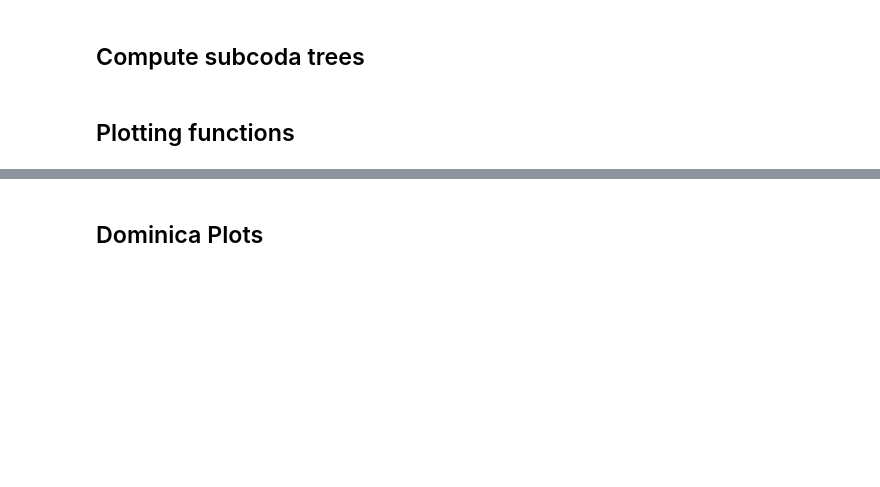
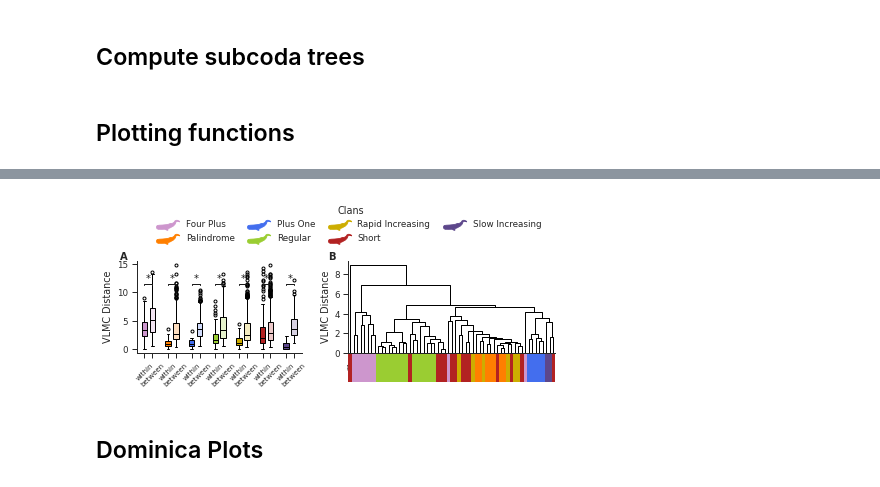
Before and after one commit to nplresearch/social-learning-nonhuman-communications, a Jupyter notebook: src/Figures.ipynb, the cells around one changed output, grey strips where cells are left out. Drawn from its saved outputs; the diff is of its cells as text; code cells hidden in the pictures; blank space fills up the shorter version.

```diff
--- a/src/Figures.ipynb
+++ b/src/Figures.ipynb
@@ -303,3 +373,96 @@ def hierachical_plot(repertoires, D, axs, title="Clan Names"):
+# %%
+fig, axs = plt.subplots(1, 2, figsize=(7.5, 1.7), width_ratios=[4, 5])
+
+
+repertoires = pacific_repertoires
+distances = pacific_distances
+clans = np.unique([r.clan for r in repertoires])
+values, positions, labels, stats = inner_outer(repertoires, distances)
+h = 0.35
+y = 11.2
+
+bp = axs[0].boxplot(
+    values,
+    # labels=[label.split("_")[1] for label in labels],
+    positions=positions,
+    patch_artist=True,
+    flierprops={"markersize": 3},
+    widths=0.7,
+)
+for patch, label in zip(bp["boxes"], labels):
+    if label.split("_")[1] == "between":
+        patch.set(facecolor=desat_color[label.split("_")[0]])
+    else:
+        patch.set(facecolor=clan_color[label.split("_")[0]])
+
+plt.setp(bp["medians"], color="black")
+axs[0].set_ylabel("VLMC Distance")
+axs[0].set_xlim(0, 21)
+# axs[0].set_yticks([0, 3, 6])
+axs[0].set_xticklabels([label.split("_")[1] for label in labels])
+
+for i in range(1, 22, 3):
+    axs[0].plot([i, i, i + 1, i + 1], [y, y + h, y + h, y], linewidth=1, color="k")
+    axs[0].text((i + i + 1) * 0.5, y + h, "*", ha="center", va="bottom", color="k")
+
+axs[0].set_xticklabels(axs[0].get_xticklabels(), rotation=45,fontsize=7)
+
+#########
+D = pacific_distances
+clans = np.unique([r.clan for r in repertoires])
+V = hierarchy.linkage(squareform(np.maximum(D, D.T)), 'average')
+dn = hierarchy.dendrogram(
+    V, color_threshold=0.1, above_threshold_color="black", ax=axs[1],
+)
+
+plt.setp(axs[1].collections, lw=1)
+
+# plot_stripe([r.clan for r in repertoires], clan_color, row_indexes, ax=axs[1])
+
+clan_label = [r.clan for r in repertoires]
+colors = [clan_color[pacific_repertoires[leaf_id].clan] for leaf_id in dn['leaves']]
+#colors = [clan_color[clan] for clan in [clan_label[i] for i in row_indexes]]
+
+max_width = len(row_indexes)
+
+# axs[1].set_xlim(0, max_width)
+# axs[1].set_ylim(0, 0.1)
+for i, color in enumerate(colors):
+    axs[1].add_patch(
+        Rectangle(xy=(i * 10, -3), width=10, fc=color, lw=0, height=3, clip_on=False)
+    )
+
+###
+for clan in clans:
+    axs[0].scatter(
+        [],
+        [],
+        color=clan_color[clan],
+        label=clan_name[clan],
+        marker=get_marker(whale_svg),
+        s=800,
+    )
+    axs[0].legend(
+        loc="center left",
+        ncol=4,
+        bbox_to_anchor=(0.1, 1.4),
+        title="Clans",
+        frameon=False,
+    )
+
+    axs[1].set_ylabel("VLMC Distance")
+
+
+for n, ax in enumerate(axs):
+    labs = ["A", "B"]
+    ax.text(
+        -0.1, 1.1, labs[n], transform=ax.transAxes, weight="bold", ha="left", va="top"
+    )
+
+sb.despine()
+plt.subplots_adjust(wspace=0.25)
+# %% [output]
+[figure, added]
 # %% [markdown]
 ## Dominica Plots
 # %%
```
Also changed, not shown: parts of 14 cells of this notebook, 9 other files.
